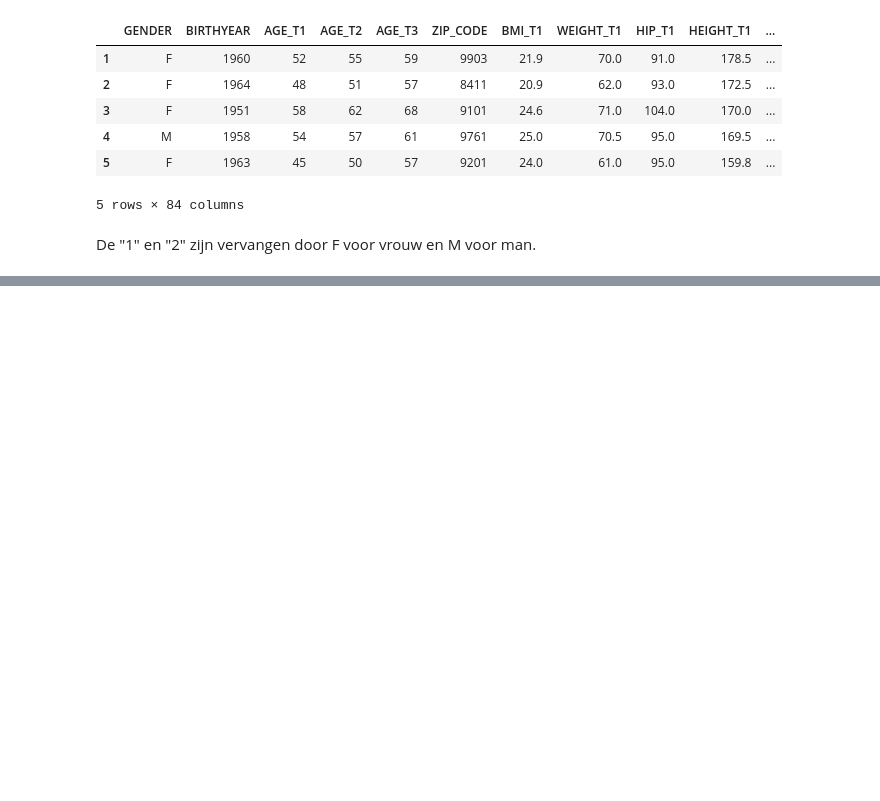
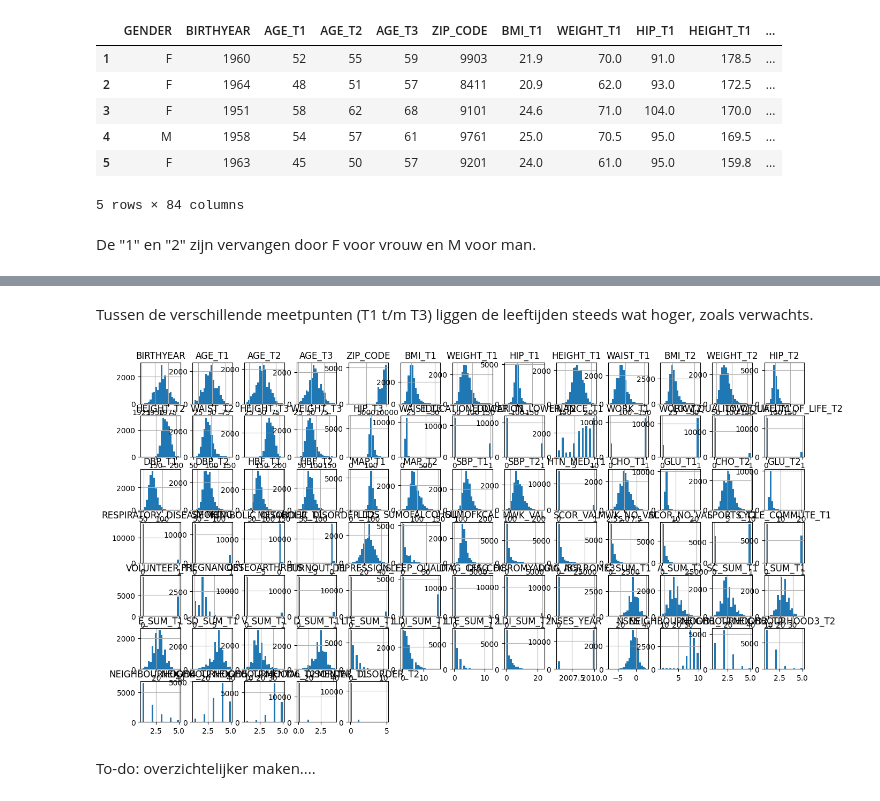
Before and after one commit to Fl-ris/Lifelines_Classifier, a Jupyter notebook: Lifelines_classifier.ipynb, the cells around one changed output, grey strips where cells are left out. Saved outputs shown, nothing was run; the diff lists cells and outputs as text; code cells hidden in the pictures; blank space fills up the shorter version.

```diff
--- a/Lifelines_classifier.ipynb
+++ b/Lifelines_classifier.ipynb
@@ -83,0 +143,8 @@ De "unit" kolommen zijn met de hand ingevuld.
+# %% [markdown]
+Tussen de verschillende meetpunten (T1 t/m T3) liggen de leeftijden steeds wat hoger, zoals verwachts.
+# %%
+lifelines_df.hist(bins=20, layout=(8, 13), figsize=(16.0, 10));
+# %% [output]
+[figure, added]
+# %% [markdown]
+To-do: overzichtelijker maken....
```
Also changed, not shown: parts of 13 cells of this notebook.
